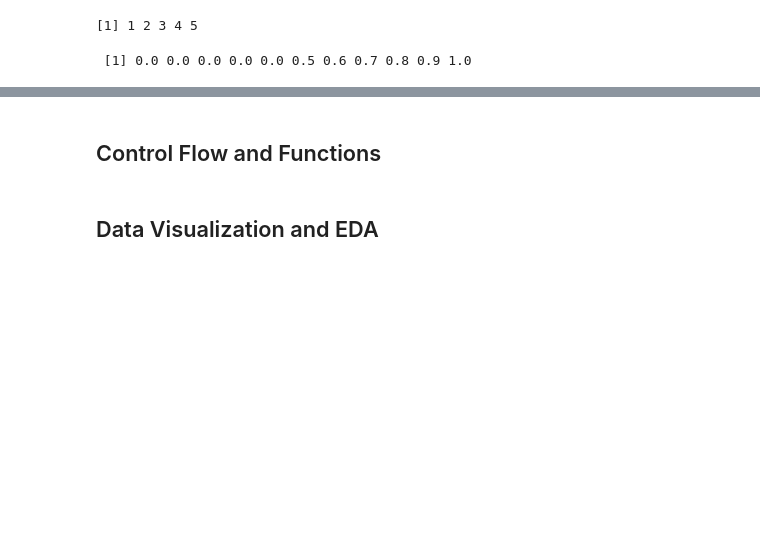
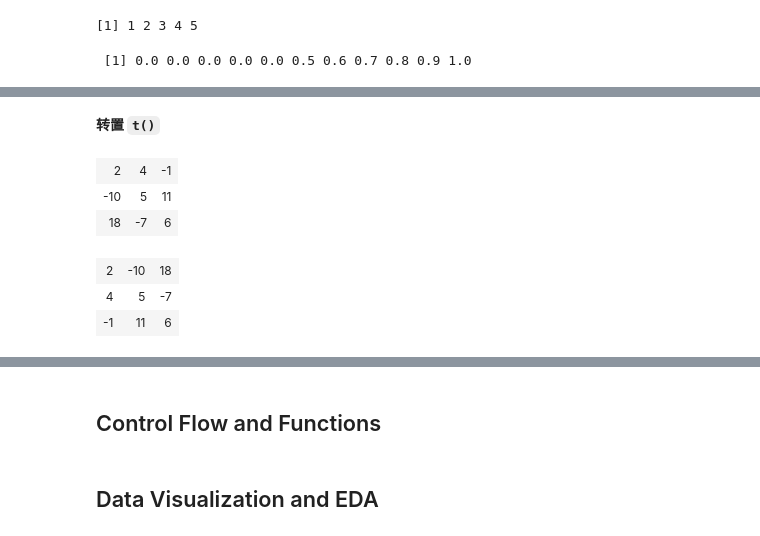
Before and after one commit to Alex-YuZ/R_Fundamentals, a Jupyter notebook: R_Basics.ipynb, the cells around one changed output, grey strips where cells are left out. Drawn from its saved outputs; the diff is of its cells as text; code cells hidden in the pictures; blank space fills up the shorter version.

```diff
--- a/R_Basics.ipynb
+++ b/R_Basics.ipynb
@@ -241,0 +247,3 @@ w
+# %%
+my.array = array(seq(1,4,1), dim=c(2,2))
+my.array
@@ -241,0 +287,16 @@ w
+# %% [markdown]
+<a id='array2'></a>
+**转置 `t()`**
+# %%
+my.array1 = array(c(2, -10, 18, 4, 5, -7, -1, 11, 6), dim=c(3,3))
+my.array1
+# %% [output]
+| 2 | 4 | -1 |
+| -10 | 5 | 11 |
+| 18 | -7 | 6 |
+# %%
+t(my.array1)
+# %% [output]
+| 2 | -10 | 18 |
+| 4 | 5 | -7 |
+| -1 | 11 | 6 |
```
Also changed, not shown: parts of 29 cells of this notebook.
